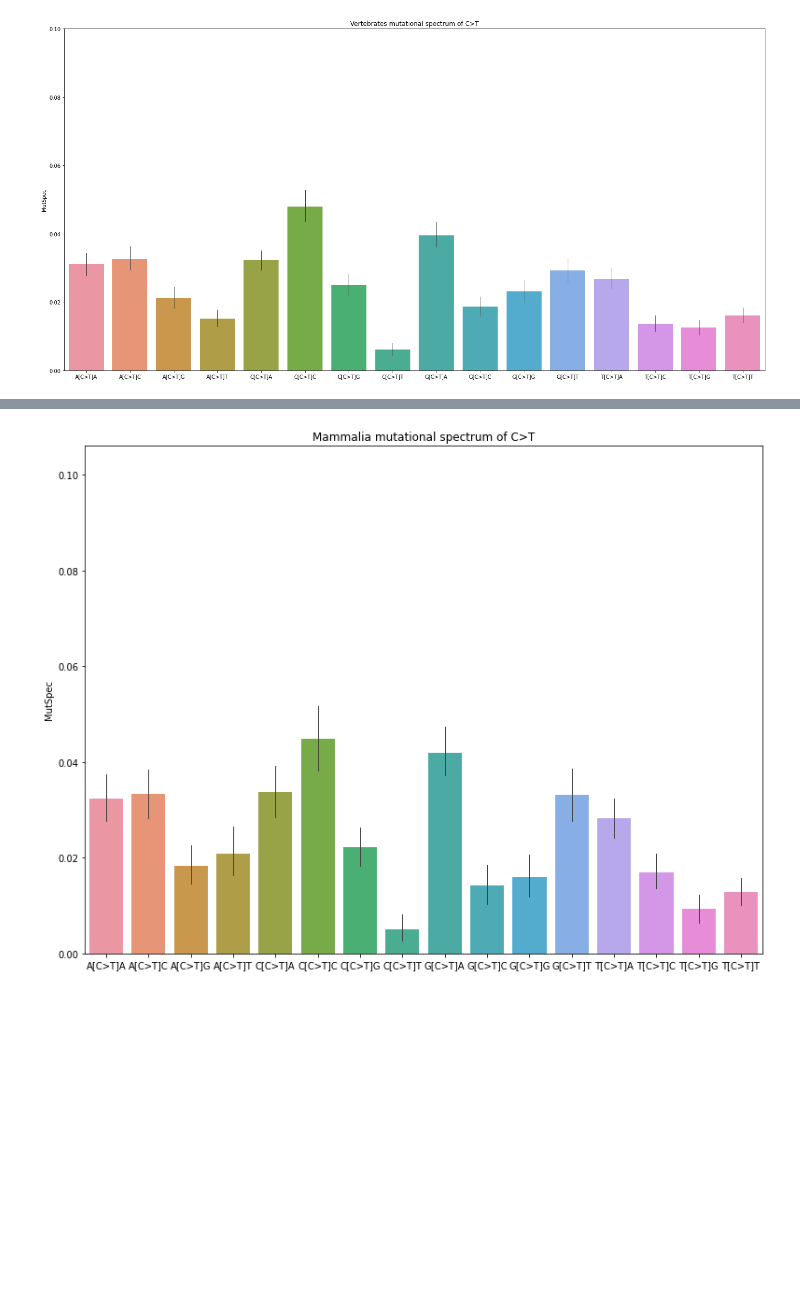
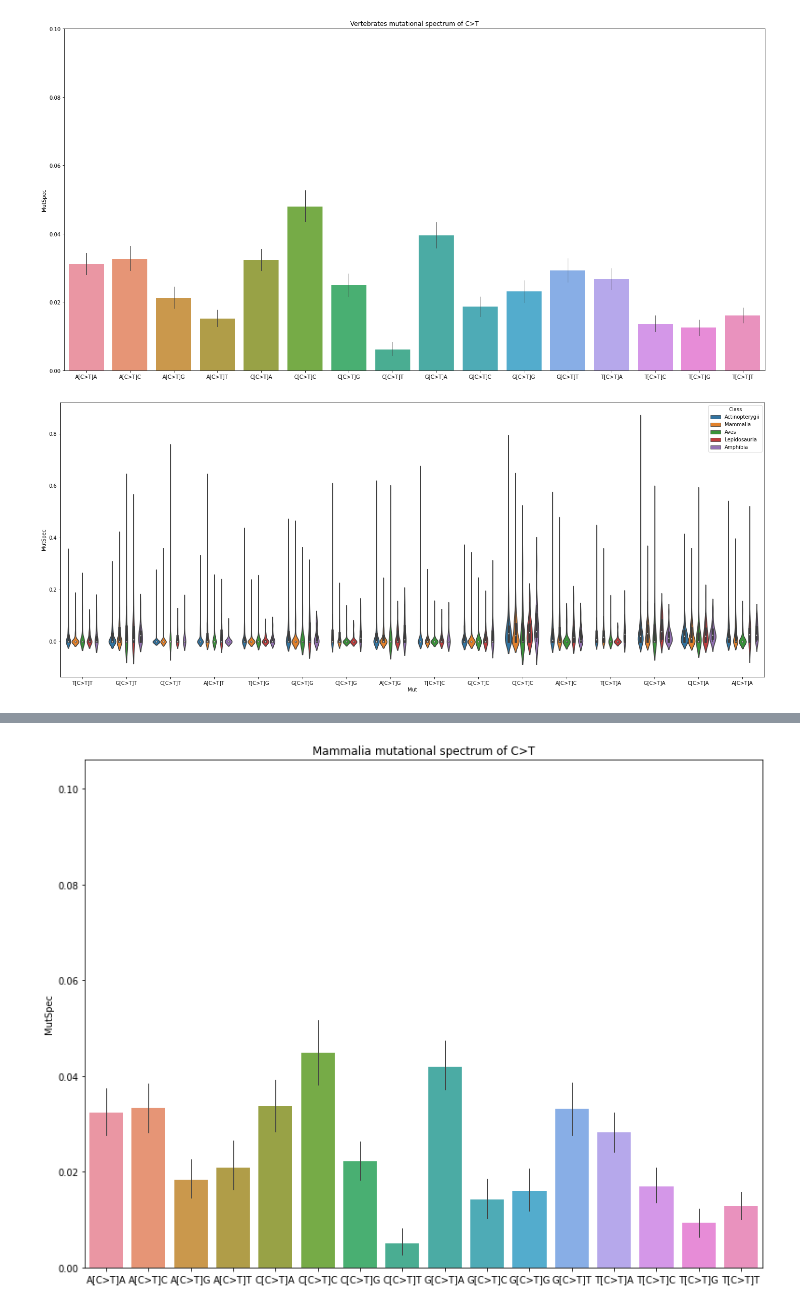
Before and after one commit to mitoclub/mtdna-192component-mutspec-chordata, a Jupyter notebook: scripts/get_mutspec.ipynb, the cells around one changed output, grey strips where cells are left out. Cells and saved outputs as stored; diff of their text form; code cells hidden in the pictures; blank space fills up the shorter version.

```diff
--- a/scripts/get_mutspec.ipynb
+++ b/scripts/get_mutspec.ipynb
@@ -489,7 +489,7 @@ mutspecs.head()
 | 3 | Abbottina_obtusirostris | A[T>G]T | 0.0 | 0.0 | 0.0 | 1.088889 | 0.0 | T>G | ATT |
 | 4 | Abbottina_obtusirostris | T[T>C]T | 8.0 | 0.0 | 0.0 | 1.088889 | 0.0 | T>C | TTT |
 # %%
-CT_only = mutspecs[mutspecs['MutBase'] == 'C>T']
+CT_only = final_mutspec[final_mutspec['MutBase'] == 'C>T']
 # %%
 C_T_arr = ["A[C>T]A", "A[C>T]C", "A[C>T]G", "A[C>T]T", "C[C>T]A", "C[C>T]C", "C[C>T]G", "C[C>T]T",
     "G[C>T]A", "G[C>T]C", "G[C>T]G", "G[C>T]T", "T[C>T]A", "T[C>T]C", "T[C>T]G", "T[C>T]T"]
@@ -504,6 +504,12 @@ plt.savefig('../pictures/CTMutVert.png',dpi=300)
 plt.show()
 # %% [output]
 [figure]
+# %%
+plt.figure(figsize=(25,10))
+ax = sns.violinplot(data=CT_only, x='Mut', y='MutSpec', hue='Class')
+ax.set_ylim(-0.15, 0.6)
+# %% [output]
+[figure, added]
 # %%
 ct_taxa = pd.merge(CT_only,taxa, on='Species')
 # %%
```
Also changed, not shown: parts of 2 cells of this notebook, 2 other files.
